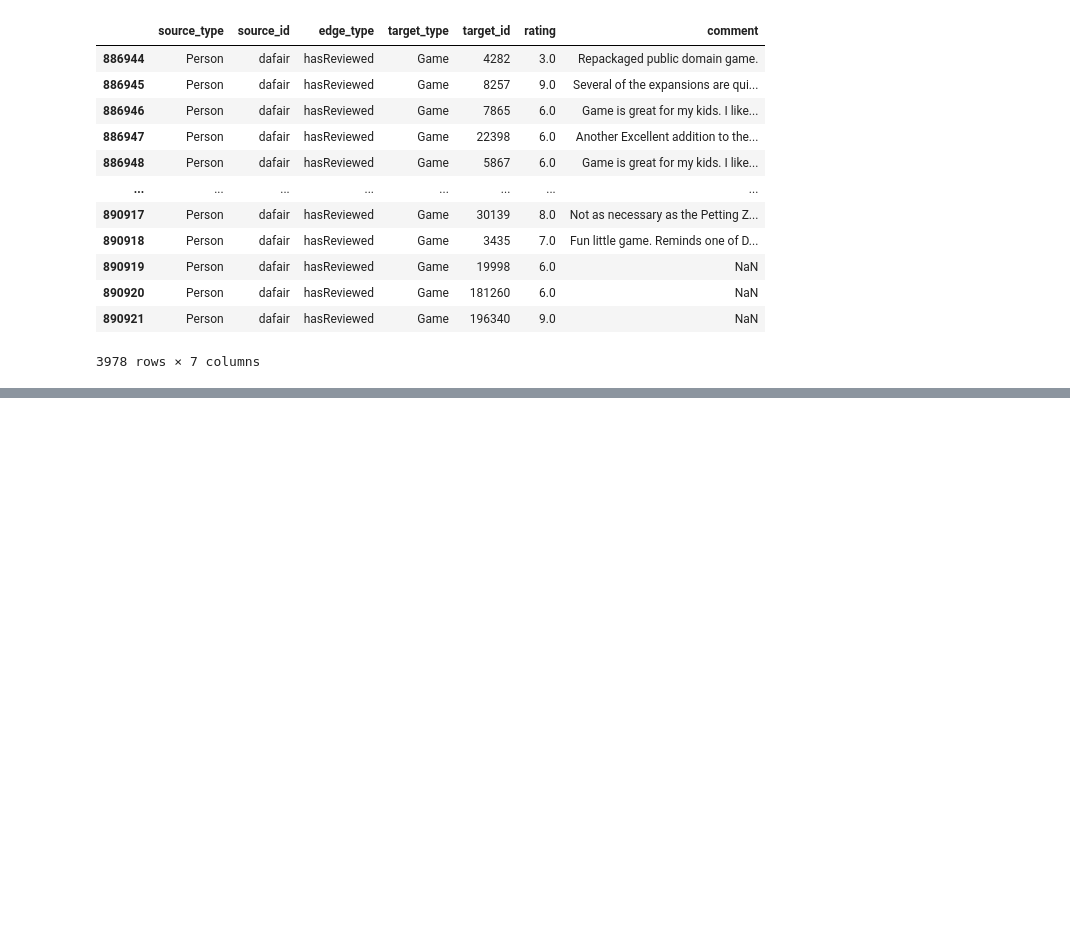
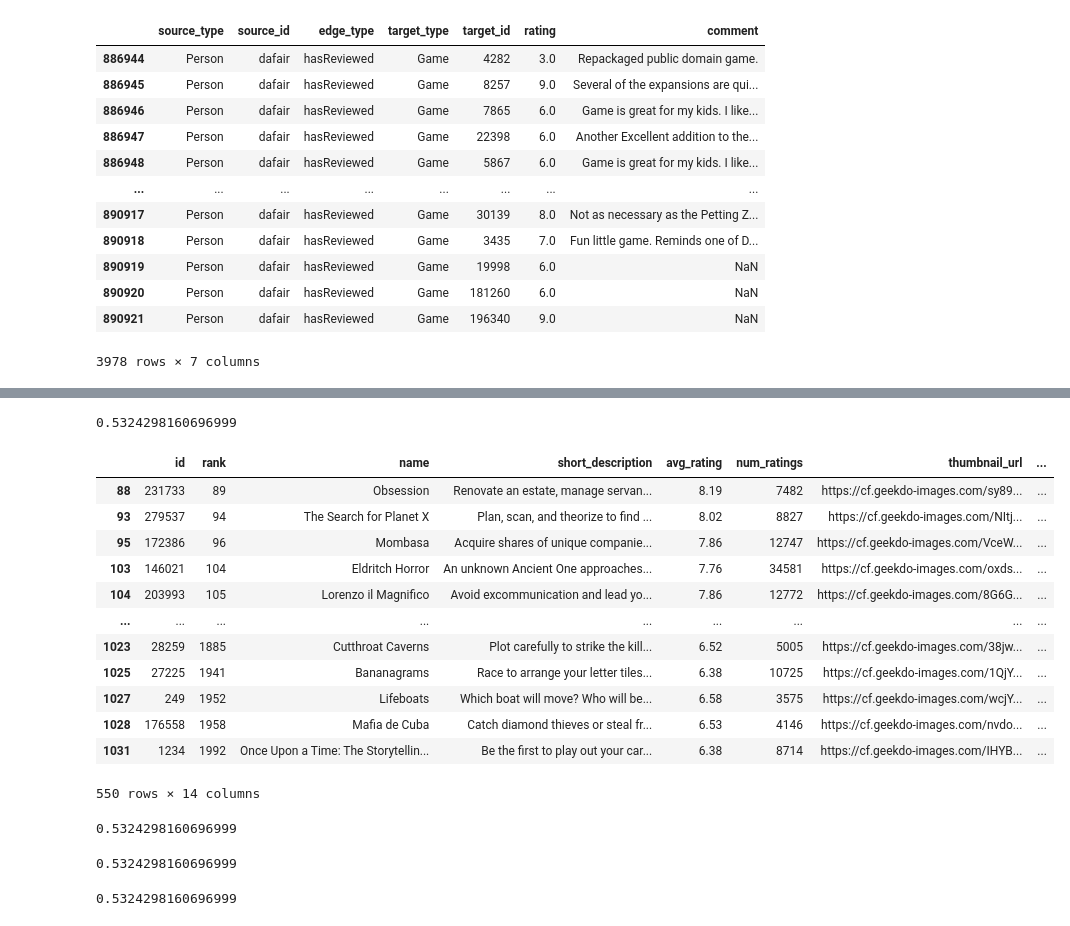
Before and after one commit to c-macmillan/BoardGameRecommender, a Jupyter notebook: notebooks/EDA.ipynb, the cells around one changed output, grey strips where cells are left out. Drawn from its saved outputs; the diff is of its cells as text; code cells hidden in the pictures; blank space fills up the shorter version.

```diff
--- a/notebooks/EDA.ipynb
+++ b/notebooks/EDA.ipynb
@@ -69,0 +172,3 @@ review_df[review_df['source_id']=='dafair']
+# %%
+game_data = pd.read_csv("../data/processed/Game_node_processed.csv")
+game_data.head()
@@ -69,0 +182,32 @@ review_df[review_df['source_id']=='dafair']
+# %%
+game_data['complexity_socre'].isna().sum()/len(game_data)
+# %% [output]
+0.5324298160696999
+# %%
+game_data[game_data['expected_play_time'].isna()]
+# %% [output]
+|  | id | rank | name | short_description | avg_rating | num_ratings | thumbnail_url | ... |
+| 88 | 231733 | 89 | Obsession | Renovate an estate, manage servan... | 8.19 | 7482 | https://cf.geekdo-images.com/sy89... | ... |
+| 93 | 279537 | 94 | The Search for Planet X | Plan, scan, and theorize to find ... | 8.02 | 8827 | https://cf.geekdo-images.com/NItj... | ... |
+| 95 | 172386 | 96 | Mombasa | Acquire shares of unique companie... | 7.86 | 12747 | https://cf.geekdo-images.com/VceW... | ... |
+| 103 | 146021 | 104 | Eldritch Horror | An unknown Ancient One approaches... | 7.76 | 34581 | https://cf.geekdo-images.com/oxds... | ... |
+| 104 | 203993 | 105 | Lorenzo il Magnifico | Avoid excommunication and lead yo... | 7.86 | 12772 | https://cf.geekdo-images.com/8G6G... | ... |
+| ... | ... | ... | ... | ... | ... | ... | ... | ... |
+| 1023 | 28259 | 1885 | Cutthroat Caverns | Plot carefully to strike the kill... | 6.52 | 5005 | https://cf.geekdo-images.com/38jw... | ... |
+| 1025 | 27225 | 1941 | Bananagrams | Race to arrange your letter tiles... | 6.38 | 10725 | https://cf.geekdo-images.com/1QjY... | ... |
+| 1027 | 249 | 1952 | Lifeboats | Which boat will move? Who will be... | 6.58 | 3575 | https://cf.geekdo-images.com/wcjY... | ... |
+| 1028 | 176558 | 1958 | Mafia de Cuba | Catch diamond thieves or steal fr... | 6.53 | 4146 | https://cf.geekdo-images.com/nvdo... | ... |
+| 1031 | 1234 | 1992 | Once Upon a Time: The Storytellin... | Be the first to play out your car... | 6.38 | 8714 | https://cf.geekdo-images.com/IHYB... | ... |
+550 rows × 14 columns
+# %%
+game_data['min_play_time'].isna().sum()/len(game_data)
+# %% [output]
+0.5324298160696999
+# %%
+game_data['max_play_time'].isna().sum()/len(game_data)
+# %% [output]
+0.5324298160696999
+# %%
+game_data['image_url'].isna().sum()/len(game_data)
+# %% [output]
+0.5324298160696999
```
Also changed, not shown: parts of 14 cells of this notebook, 12 other files.
